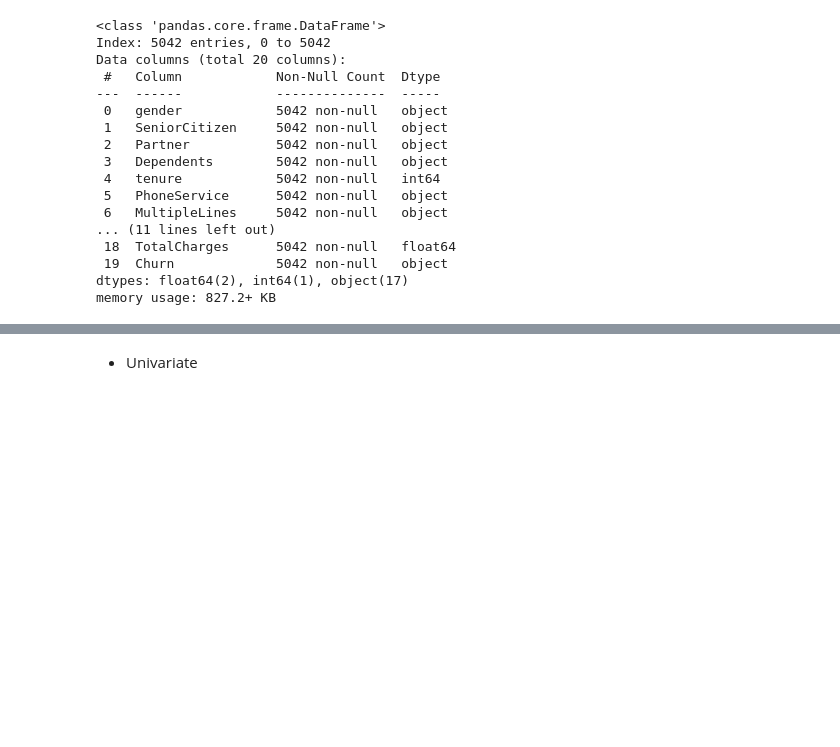
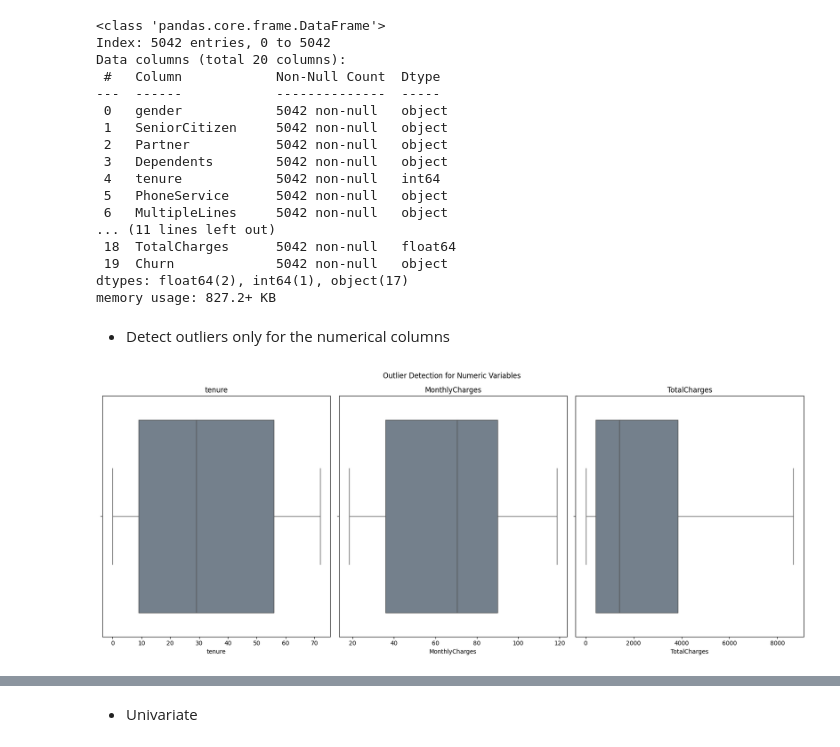
Before and after one commit to DelphinKdl/customer-churn-prediction, a Jupyter notebook: notobooks/main.ipynb, the cells around one changed output, grey strips where cells are left out. Saved outputs shown, nothing was run; the diff lists cells and outputs as text; code cells hidden in the pictures; blank space fills up the shorter version.

Commit message:
Complete EDA for numerical variables

```diff
--- a/notobooks/main.ipynb
+++ b/notobooks/main.ipynb
@@ -525,0 +526,22 @@ df.to_csv('..\data\dfCleaned.csv',index=False)
+# %% [markdown]
+- Detect outliers only for the numerical columns
+# %%
+fig, axes = plt.subplots(ncols=len(numeric_cols), figsize=(17, 7), )
+
+# Loop through numeric columns
+for i, col in enumerate(numeric_cols):
+    if df[col].dtype in ['int64', 'float64']:  # column is numeric
+        sns.boxplot(x=df[col], ax=axes[i], color='slategrey')
+        axes[i].set_title(col)
+    else:
+        axes[i].axis('off')  # exlude non-numeric columns
+        print(f"Column '{col}' is not numeric and will not be plotted.")
+
+
+title = fig.suptitle('Outlier Detection for Numeric Variables')
+
+# Adjust layout and show the plot
+plt.tight_layout()
+plt.show()
+# %% [output]
+[figure, added]
```
Also changed, not shown: parts of 7 cells of this notebook.
